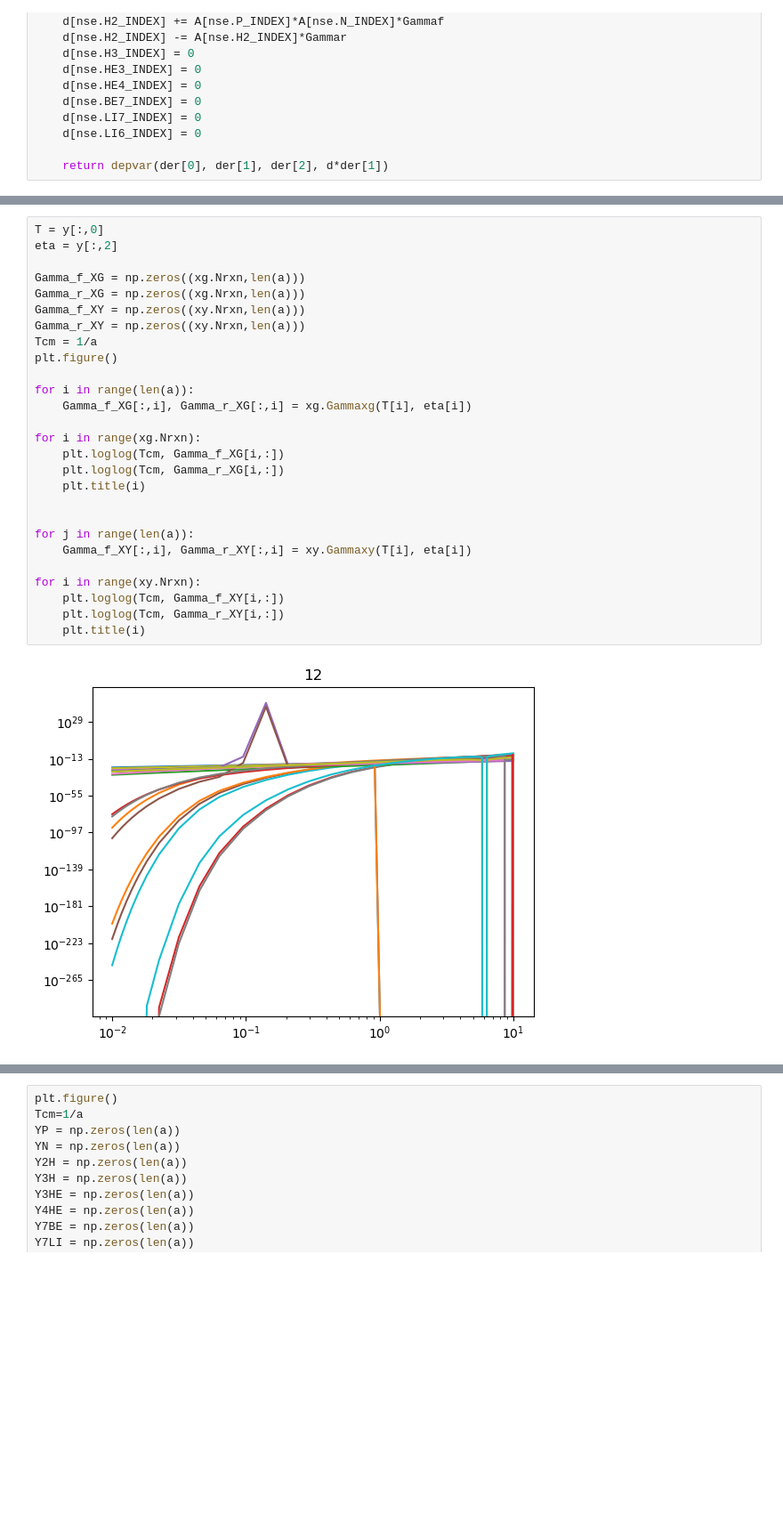
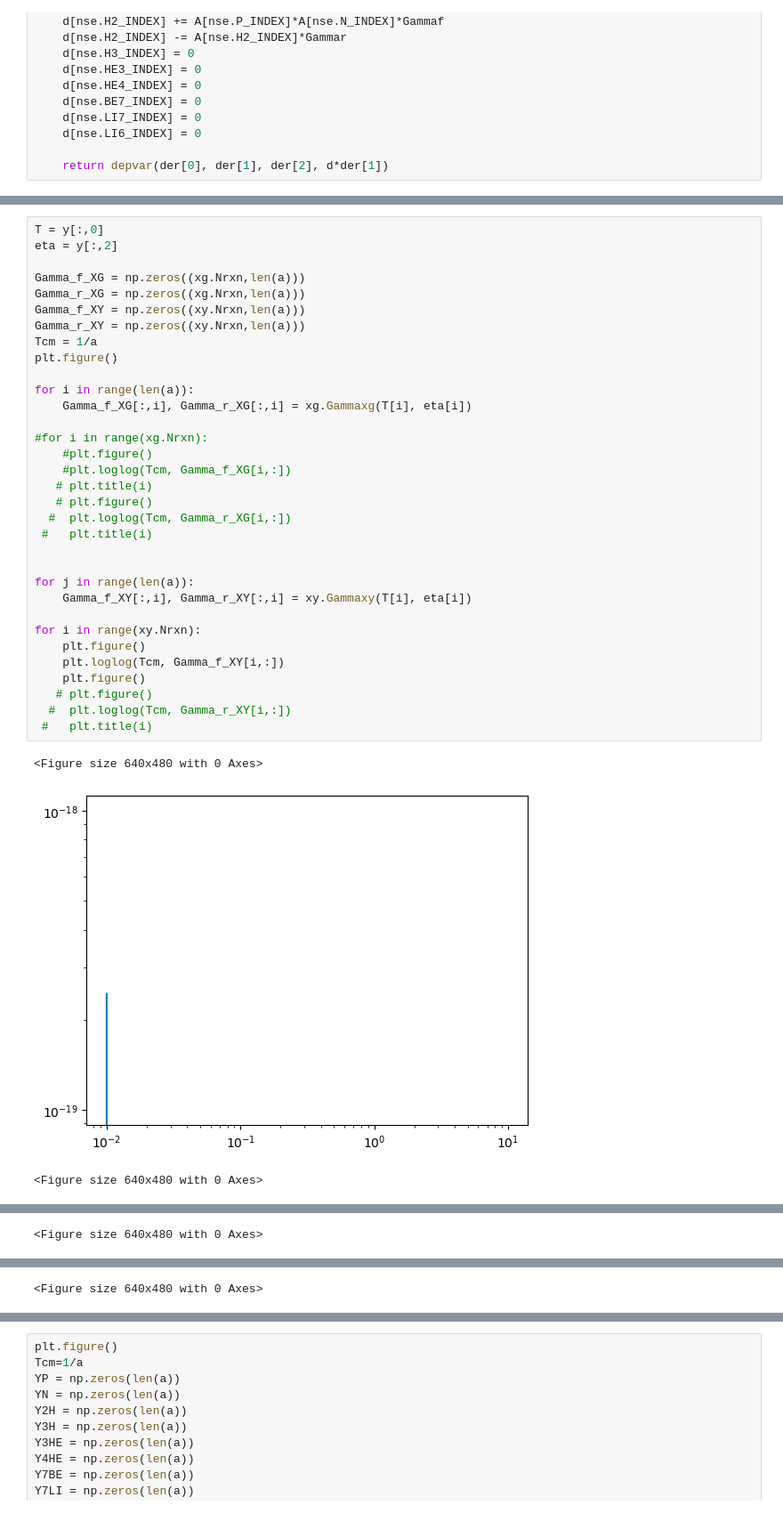
Before and after one commit to nuLABatUSD/BBN_evolve, a Jupyter notebook: WeakandNuclearRates.ipynb, the cells around one changed output, grey strips where cells are left out. Shown: that part at 89% size. Saved outputs shown, nothing was run; the diff lists cells and outputs as text; blank space fills up the shorter version.

Commit message:
plots of rates

```diff
--- a/WeakandNuclearRates.ipynb
+++ b/WeakandNuclearRates.ipynb
@@ -133,29 +133,37 @@ Wall time: 151 ms
 # %%
 T = y[:,0]
 eta = y[:,2]
 
 Gamma_f_XG = np.zeros((xg.Nrxn,len(a)))
 Gamma_r_XG = np.zeros((xg.Nrxn,len(a)))
 Gamma_f_XY = np.zeros((xy.Nrxn,len(a)))
 Gamma_r_XY = np.zeros((xy.Nrxn,len(a)))
 Tcm = 1/a
 plt.figure()
 
 for i in range(len(a)):
     Gamma_f_XG[:,i], Gamma_r_XG[:,i] = xg.Gammaxg(T[i], eta[i])
 
-for i in range(xg.Nrxn):
-    plt.loglog(Tcm, Gamma_f_XG[i,:])
-    plt.loglog(Tcm, Gamma_r_XG[i,:])
-    plt.title(i)
+#for i in range(xg.Nrxn):
+    #plt.figure()
+    #plt.loglog(Tcm, Gamma_f_XG[i,:])
+   # plt.title(i)
+   # plt.figure()
+  #  plt.loglog(Tcm, Gamma_r_XG[i,:])
+ #   plt.title(i)
 
 
 for j in range(len(a)):
     Gamma_f_XY[:,i], Gamma_r_XY[:,i] = xy.Gammaxy(T[i], eta[i])
 
 for i in range(xy.Nrxn):
+    plt.figure()
     plt.loglog(Tcm, Gamma_f_XY[i,:])
-    plt.loglog(Tcm, Gamma_r_XY[i,:])
-    plt.title(i)
+    plt.figure()
+   # plt.figure()
+  #  plt.loglog(Tcm, Gamma_r_XY[i,:])
+ #   plt.title(i)
 # %% [output]
+<Figure size 640x480 with 0 Axes>
-[figure, old version]
+[figure, new version]
+<Figure size 640x480 with 0 Axes>
@@ -161,0 +171 @@ for i in range(xy.Nrxn):
+<Figure size 640x480 with 0 Axes>
@@ -161,0 +173 @@ for i in range(xy.Nrxn):
+<Figure size 640x480 with 0 Axes>
```
Also changed, not shown: parts of 4 cells of this notebook.
